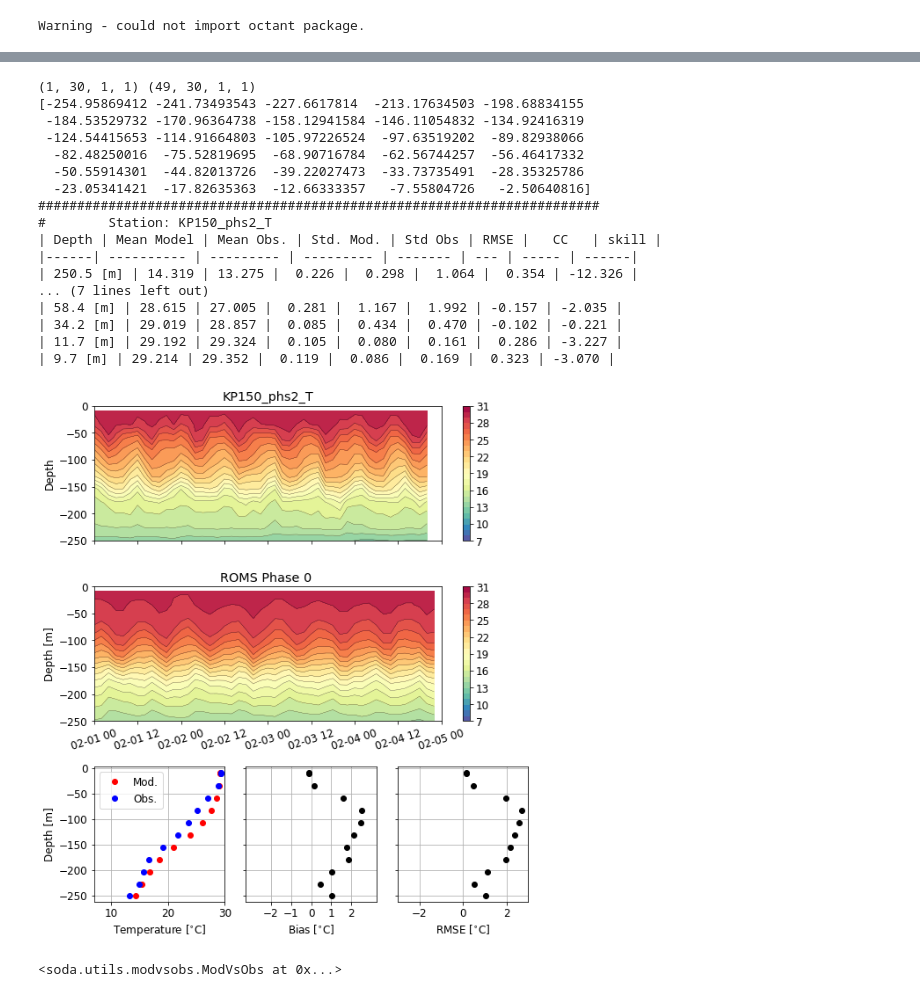
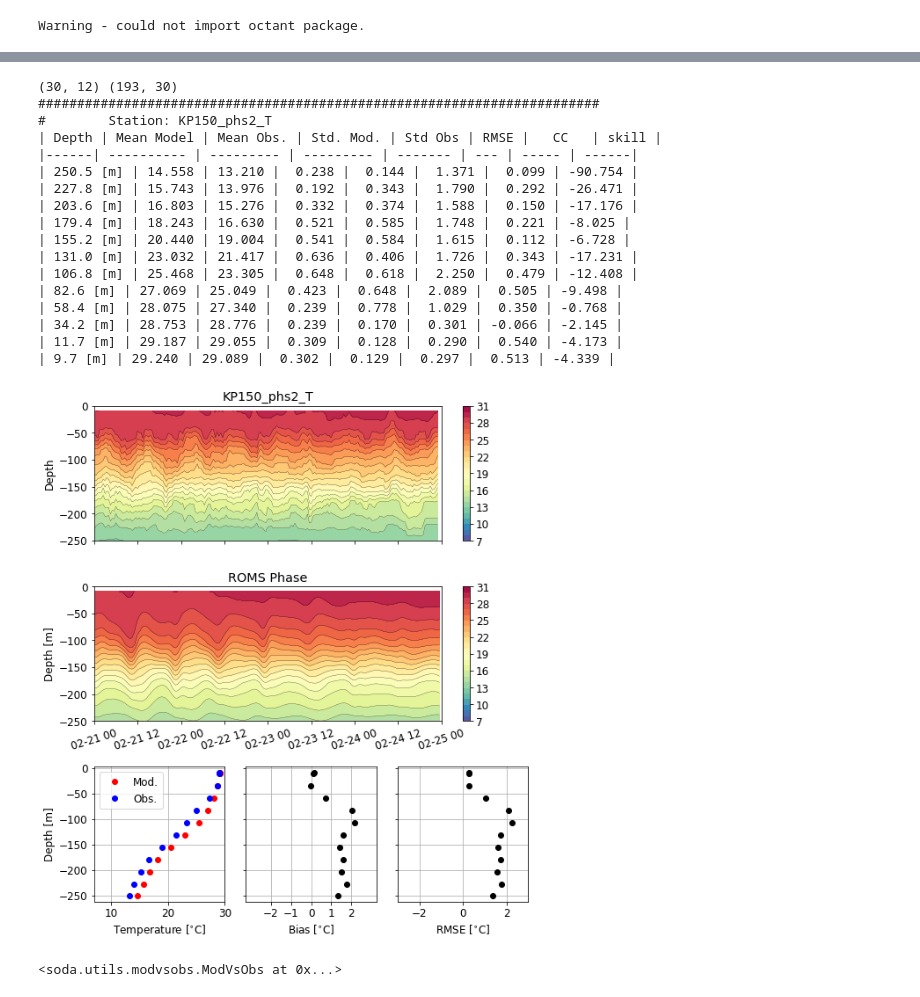
Before and after one commit to mrayson/roms_4dvar_browsebasin, a Jupyter notebook: NOTEBOOKS/compare_roms_insitu_temp.ipynb, the cells around one changed output, grey strips where cells are left out. Drawn from its saved outputs; the diff is of its cells as text; code cells hidden in the pictures.

```diff
--- a/NOTEBOOKS/compare_roms_insitu_temp.ipynb
+++ b/NOTEBOOKS/compare_roms_insitu_temp.ipynb
@@ -75,0 +73,4 @@ kp150_1.nc                 nrm_m.nc              varinfo.dat
+# %%
+romsfile = '/scratch/pawsey0219/ijanekovic/ROMS_CYCLE/outputs/sta_6241.nc'
+ds = xr.open_dataset(romsfile)
+ds
@@ -122,7 +116,7 @@ def get_comparison(lonstation, latstation, P, scenario, uv_ds ):
 
     return mo_u, mo_v, Umod, Vmod
 # %%
-def compare_imos_suntans_temp(sunfile, Tfile, stationT, P, icdatastr, t1,t2, mo_T=None, plot=True):
+def compare_imos_roms_temp(sunfile, Tfile, stationT, P, icdatastr, t1,t2, mo_T=None, plot=True):
     print(72*'#')
     print('#\t Station: %s'%stationT)
     #print 'Loading the suntans profile...'
@@ -143,7 +137,7 @@ def compare_imos_suntans_temp(sunfile, Tfile, stationT, P, icdatastr, t1,t2, mo_
         #xstation, ystation
 
         #print 'Grabbing suntans points...'
-        mo_T, Umod = get_suntans_mo_temp(xstation, ystation, Tobs, sunTS, 'temp', 'degC')
+        mo_T, Umod = get_roms_mo_temp(xstation, ystation, Tobs, sunTS, 'temp', 'degC')
 
     if plot:
         mo_T.printStatsZ()
@@ -259,44 +300,53 @@ def get_roms_mo(X,Y, Uobs, tobs, zobs, romsfile, sunvar, units):
             Z=zobs, units=units, varname=sunvar), Umod
 # %%
 
-romsfile = '/scratch/pawsey0219/ijanekovic/NWS_ASSIM/CYCLE/kp150_0.nc'
 
-t1,t2 = datetime(2017,2,1), datetime(2017,2,5)
+days = range(6241,6333,4)
+#romsfile = '/scratch/pawsey0219/ijanekovic/ROMS_CYCLE/outputs/sta_ver_6241.nc'
+romsfiles = ['/scratch/pawsey0219/ijanekovic/ROMS_CYCLE/outputs/sta_{}.nc'.format(dd) for dd in days]
+
+###
+romsfile = romsfiles[5]
+# IMOS station file
+Tfile = '../DATA/KP150_Gridded_TP.nc'
 stationT = 'KP150_phs2_T'
-Tobsraw = om.from_netcdf(Tfile, 'watertemp', group=stationT).clip(t1,t2)
-Tobs = Tobsraw.resample(2*3600,ndt=1)
+###
 
-zobs = Tobs.Z
-#zobs = Tobs.zvar.mean(axis=1)
+Tobsraw = om.from_netcdf(Tfile, 'watertemp', group=stationT)
+zobs = Tobsraw.Z
 
 xyin = np.array([sites['lon']['KP150_phs2'], sites['lat']['KP150_phs2']])
 romsvar = 'temp'
-Tmod = get_roms_station(romsfile, romsvar, xyin, zobs )
+Tmod = get_roms_station_da(romsfile, romsvar, xyin, zobs, cycle=0 )
+
+t1, t2, dt = Tmod.t[0],Tmod.t[-1], (Tmod.t[1] - Tmod.t[0]).astype(float)*1e-9
+
+Tobs = Tobsraw.clip(t1,t2).resample(dt,ndt=1)
 
 
 mo_T = ModVsObs(Tmod.t, Tmod.y, Tobs.t, Tobs.y, \
             Z=-zobs, units='degC', varname='romsvar', interpmodel=False)
 
-compare_imos_suntans_temp(None, None, stationT, None, 'ROMS Phase 0 ', t1,t2, mo_T=mo_T, plot=True)
+compare_imos_suntans_temp(None, None, stationT, None, 'ROMS Phase', t1,t2, mo_T=mo_T, plot=True)
 
 # plt.savefig('../FIGURES/temp_comparison_{}_ROMS.png'.format(stationT),dpi=150)
 # %% [output]
-(1, 30, 1, 1) (49, 30, 1, 1)
-[-254.95869412 -241.73493543 -227.6617814  -213.17634503 -198.68834155
- -184.53529732 -170.96364738 -158.12941584 -146.11054832 -134.92416319
- -124.54415653 -114.91664803 -105.97226524  -97.63519202  -89.82938066
-  -82.48250016  -75.52819695  -68.90716784  -62.56744257  -56.46417332
-  -50.55914301  -44.82013726  -39.22027473  -33.73735491  -28.35325786
-  -23.05341421  -17.82635363  -12.66333357   -7.55804726   -2.50640816]
+(30, 12) (193, 30)
 ########################################################################
 #        Station: KP150_phs2_T
 | Depth | Mean Model | Mean Obs. | Std. Mod. | Std Obs | RMSE |   CC   | skill |
 |------| ---------- | --------- | --------- | ------- | --- | ----- | ------|
-| 250.5 [m] | 14.319 | 13.275 |  0.226 |  0.298 |  1.064 |  0.354 | -12.326 |
-... (7 lines left out)
-| 58.4 [m] | 28.615 | 27.005 |  0.281 |  1.167 |  1.992 | -0.157 | -2.035 |
-| 34.2 [m] | 29.019 | 28.857 |  0.085 |  0.434 |  0.470 | -0.102 | -0.221 |
-| 11.7 [m] | 29.192 | 29.324 |  0.105 |  0.080 |  0.161 |  0.286 | -3.227 |
-| 9.7 [m] | 29.214 | 29.352 |  0.119 |  0.086 |  0.169 |  0.323 | -3.070 |
+| 250.5 [m] | 14.558 | 13.210 |  0.238 |  0.144 |  1.371 |  0.099 | -90.754 |
+| 227.8 [m] | 15.743 | 13.976 |  0.192 |  0.343 |  1.790 |  0.292 | -26.471 |
+| 203.6 [m] | 16.803 | 15.276 |  0.332 |  0.374 |  1.588 |  0.150 | -17.176 |
+| 179.4 [m] | 18.243 | 16.630 |  0.521 |  0.585 |  1.748 |  0.221 | -8.025 |
+| 155.2 [m] | 20.440 | 19.004 |  0.541 |  0.584 |  1.615 |  0.112 | -6.728 |
+| 131.0 [m] | 23.032 | 21.417 |  0.636 |  0.406 |  1.726 |  0.343 | -17.231 |
+| 106.8 [m] | 25.468 | 23.305 |  0.648 |  0.618 |  2.250 |  0.479 | -12.408 |
+| 82.6 [m] | 27.069 | 25.049 |  0.423 |  0.648 |  2.089 |  0.505 | -9.498 |
+| 58.4 [m] | 28.075 | 27.340 |  0.239 |  0.778 |  1.029 |  0.350 | -0.768 |
+| 34.2 [m] | 28.753 | 28.776 |  0.239 |  0.170 |  0.301 | -0.066 | -2.145 |
+| 11.7 [m] | 29.187 | 29.055 |  0.309 |  0.128 |  0.290 |  0.540 | -4.173 |
+| 9.7 [m] | 29.240 | 29.089 |  0.302 |  0.129 |  0.297 |  0.513 | -4.339 |
-[figure, old version]
+[figure, new version]
 <soda.utils.modvsobs.ModVsObs at 0x...>
```
Also changed, not shown: parts of 11 cells of this notebook.
